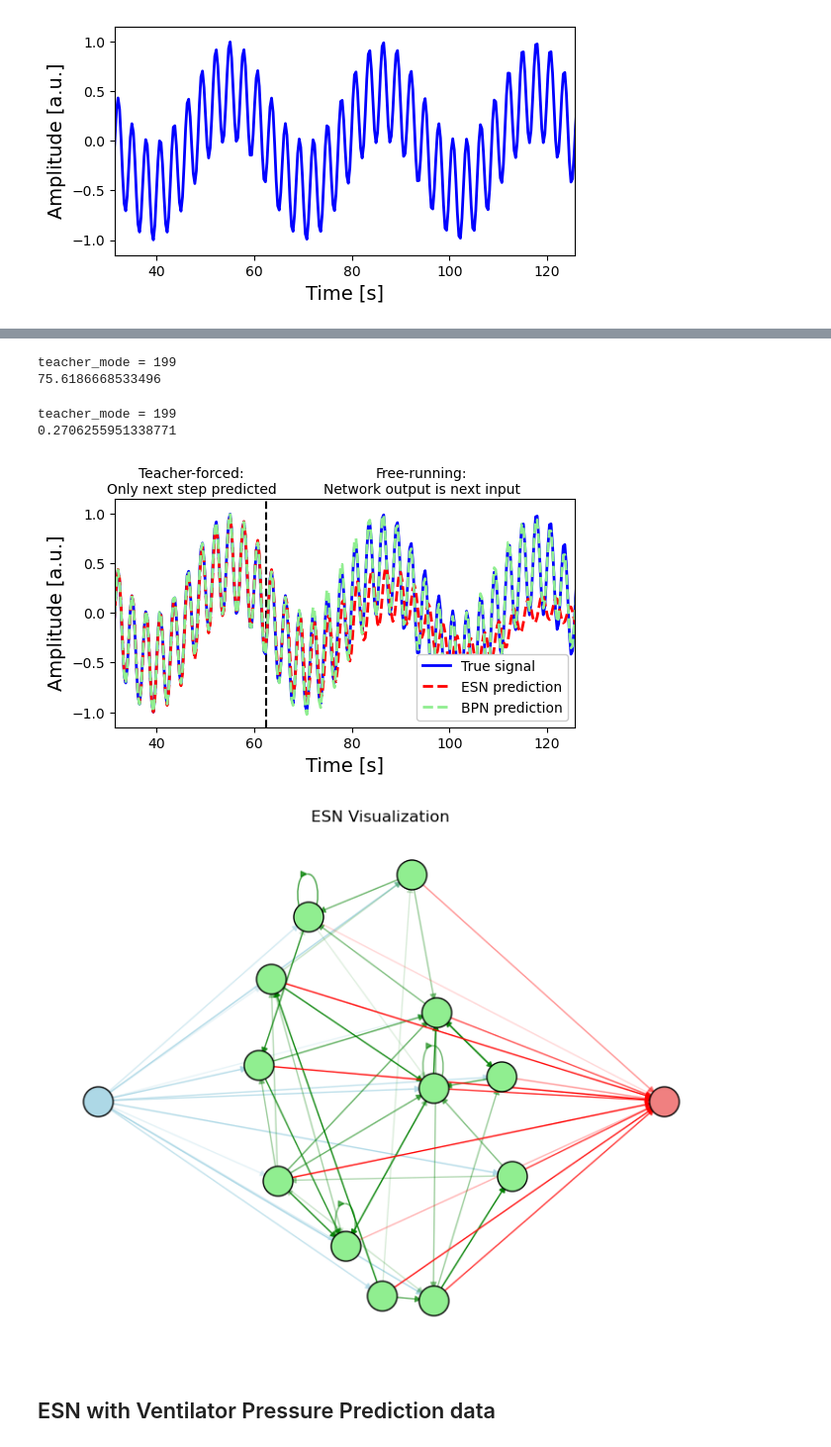
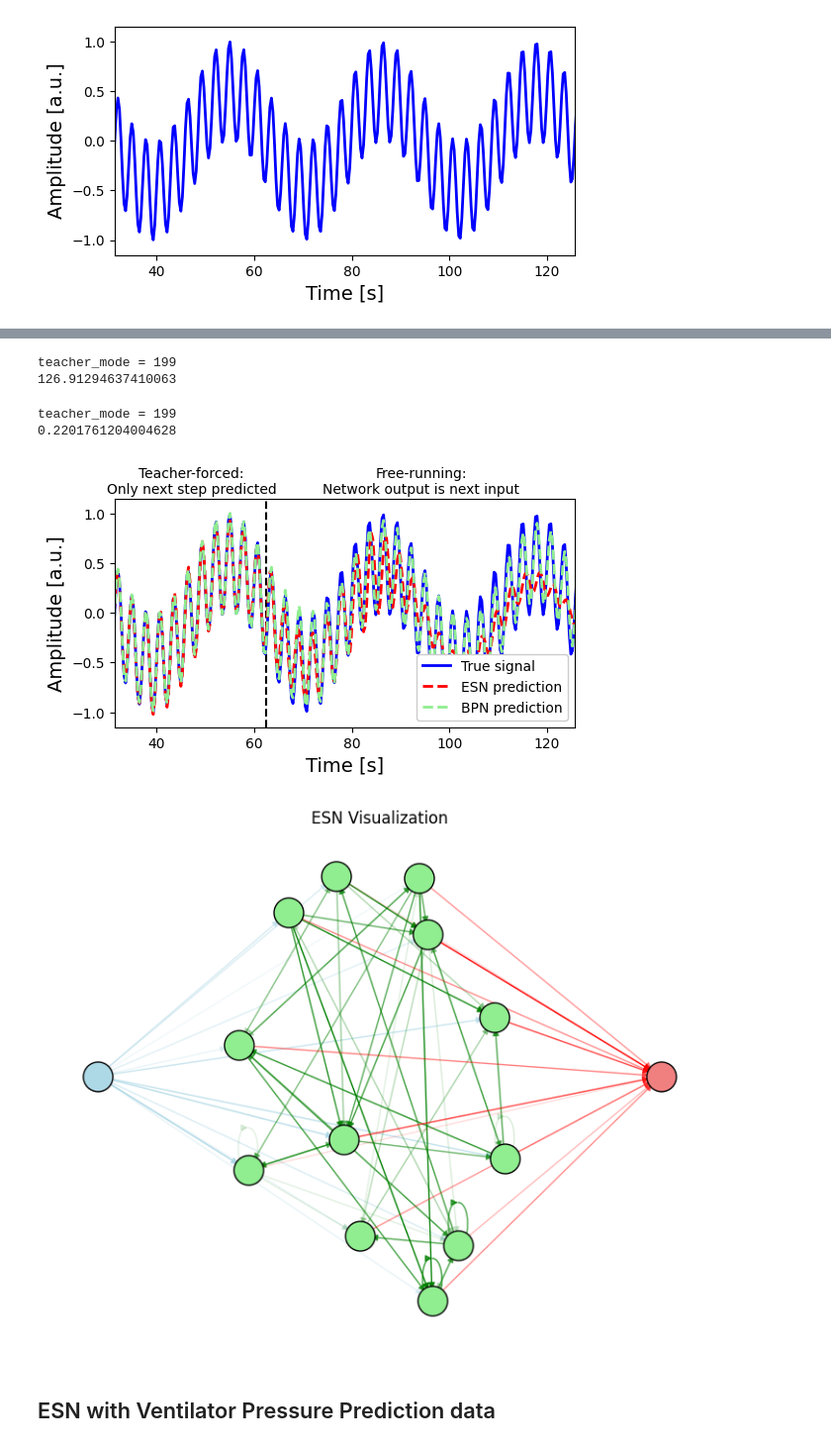
Before and after one commit to TMKamsma/Pyontronics, a Jupyter notebook: demo.ipynb, the cells around one changed output, grey strips where cells are left out. Shown at 99% size. Cells and saved outputs as stored; diff of their text form; code cells hidden in the pictures.

```diff
--- a/demo.ipynb
+++ b/demo.ipynb
@@ -73,8 +75,8 @@ plt.savefig("output/ginf_activator_plot.png",bbox_inches='tight')
 ## ESN with Mackey-Glass time series
 # %%
 # Generate Mackey-Glass time series
-time_step_size = 1
-mg_series = MackeyGlassGenerator(tau=17, n=100000, n_samples=50000, dt=time_step_size)
+mg_dt = 1
+mg_series = MackeyGlassGenerator(tau=17, n=100000, n_samples=50000, dt=mg_dt)
 
 # Normalize data between -1 and 1
 mg_series = 2 * (mg_series - mg_series.min()) / (mg_series.max() - mg_series.min()) - 1
@@ -99,7 +101,7 @@ for i in range(test_num):
         reservoir_size=400,
         output_dim=1,
         leaking_rate=0.9,
-        step_size=dt_mg,
+        step_size=mg_dt,
         time_scale=1/0.44,
         spectral_radius=0.95,
         sparsity=0.75,
@@ -122,6 +124,7 @@ for i in range(test_num):
 
 # Calculate prediction error after network settled from np.zeroes initialization
 rmse_mean = np.sqrt(mse_mean)
+
 #print(f"{nrmse(test_targets, predictions) = }")
 print('{0:.16f}'.format(rmse_mean))
 print(f"{esn.physical_length = }")
@@ -151,7 +141,7 @@ bpn = BandPassNetwork(
     reservoir_size=100,
     output_dim=1,
     leaking_rate=0.9,
-    step_size=time_step_size,
+    step_size=mg_dt,
     time_scale=1/0.45,
     time_scale_std=0.4,
     spectral_radius=0.9,
@@ -387,7 +387,7 @@ print(f"{teacher_mode = }")
 print(rmse_mean_harmonic_esn)
 # %% [output]
 teacher_mode = 199
-75.6186668533496
+126.91294637410063
 # %%
 # Initialize and train BPN
 mse_mean = 0
@@ -399,7 +399,7 @@ for i in range(test_num):
         output_dim=1,
         leaking_rate=0.9,
         step_size=dt_harmonic,
-        time_scale_avg=2,
+        time_scale=2,
         time_scale_std=5,
         spectral_radius=0.8,
         sparsity=0.75,
@@ -426,7 +426,7 @@ print(f"{teacher_mode = }")
 print(rmse_mean_harmonic_bpn)
 # %% [output]
 teacher_mode = 199
-0.2706255951338771
+0.2201761204004628
 # %%
 cutoff_min = 100*dt_harmonic
 cutoff_max = 400*dt_harmonic
@@ -446,11 +446,11 @@ plt.legend(loc='lower right',framealpha=1)
 plt.savefig("output/harmonic2_prediction_plot.pdf",bbox_inches='tight')
 plt.savefig("output/harmonic2_prediction_plot.png",bbox_inches='tight')
 # %% [output]
-[figure, old version]
+[figure, new version]
 # %%
-visualize_reservoir(esn)
+visualize_reservoir(bpn)
 # %% [output]
-[figure, old version]
+[figure, new version]
 # %% [markdown]
 ## ESN with Ventilator Pressure Prediction data
 # %%
```
Also changed, not shown: parts of 16 cells of this notebook.
